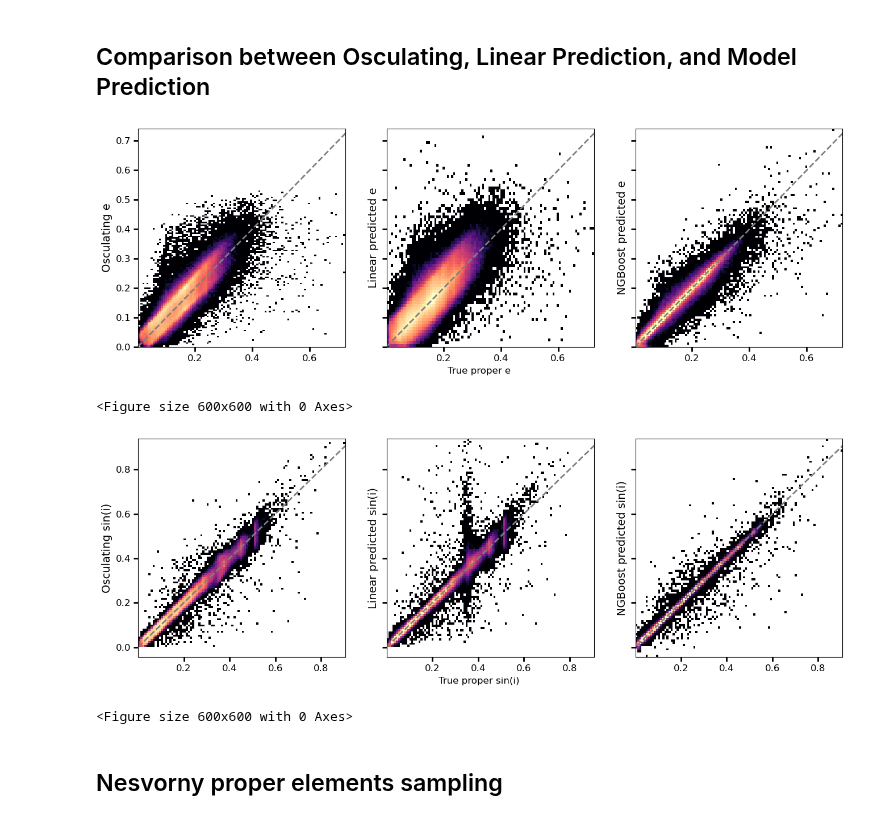
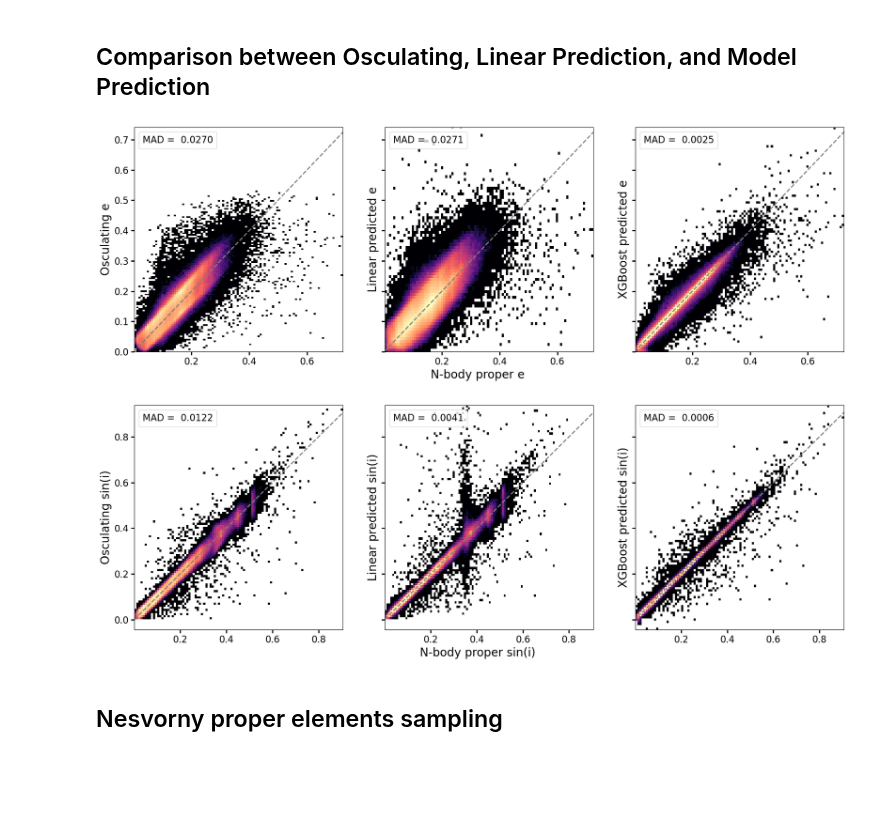
Before and after one commit to YangShen31/proper_elements_prediction, a Jupyter notebook: 3_evaluate_models.ipynb, the cells around one changed output. Drawn from its saved outputs; the diff is of its cells as text; code cells hidden in the pictures; blank space fills up the shorter version.

```diff
--- a/3_evaluate_models.ipynb
+++ b/3_evaluate_models.ipynb
@@ -10,6 +10,9 @@ mpl.style.use('./paper.mplstyle')
 
 plot_dir = Path("plots")
 plot_dir.mkdir(exist_ok=True)
+# %%
+plt.style.use('tableau-colorblind10')
+colors = plt.rcParams['axes.prop_cycle'].by_key()['color']
 # %% [markdown]
 # Load Model Outputs
 # %%
@@ -97,48 +100,56 @@ df_combined = pd.DataFrame({
 	'e': df_xgb['e'],
 	'true_e': df_xgb['prope'],
 	'linear_e': df_xgb['prope_h'],
-	'ngb_e': df_xgb['pred_e'],
+	'xgb_e': df_xgb['pred_e'],
 })
 
-fig, axs = plt.subplots(1, 3, figsize=(16, 5), sharex=True, sharey=True)
+fig, axs = plt.subplots(1, 3, figsize=(22, 7), sharex=True, sharey=True)
 bins = 100
 vmin = 10
 cmap = mpl.cm.magma
 norm = LogNorm(vmin=vmin)
 
 data = [
-	(df_combined['true_e'], df_combined['e'], "Osculating"),
-	(df_combined['true_e'], df_combined['linear_e'], "Linear"),
-	(df_combined['true_e'], df_combined['ngb_e'], "NGB model"),
+	(df_combined['true_e'], df_combined['e'], mad_nesvorny_vs_osculating_e),
+	(df_combined['true_e'], df_combined['linear_e'], mad_nesvorny_vs_linear_e),
+	(df_combined['true_e'], df_combined['xgb_e'], mad_nesvorny_vs_xgboost_e)
+]
+
+labels = [
+
 ]
 
 for i, (x, y, label) in enumerate(data):
 	ax = axs[i]
 	x = x[(x <= 1) & (y <= 1)]
 	y = y[(x <= 1) & (y <= 1)]
 	h = ax.hist2d(x, y, bins=bins, norm=norm, cmap=cmap)
 
 	minval = min(x.min(), y.min())
 	maxval = max(x.max(), y.max())
-	ax.plot([minval, maxval], [minval, maxval], ls = 'dashed', linewidth=2, color = "grey", rasterized = True)
+	ax.plot([minval, maxval], [minval, maxval], ls = 'dashed', linewidth=2, color = "grey", rasterized = True, label = f"MAD = {label: .4f}")
+	ax.legend(
+		loc="upper left",
+		frameon=True,
+		handlelength=0,
+		handletextpad=0)
 
 	if i == 0:
-		ax.set_ylabel("Osculating e", fontsize=14)
+		ax.set_ylabel("Osculating e")
 	elif i == 1:
-		ax.set_ylabel("Linear predicted e", fontsize=14)
+		ax.set_ylabel("Linear predicted e")
 	else:
-		ax.set_ylabel("NGBoost predicted e", fontsize=14)
+		ax.set_ylabel("XGBoost predicted e")
 
-	ax.tick_params(axis='both', labelsize=12)
+	ax.tick_params(axis='both')
 	h_vals, xedges, yedges = np.histogram2d(x, y, bins=bins)
 	X, Y = np.meshgrid((xedges[:-1] + xedges[1:])/2, (yedges[:-1] + yedges[1:])/2)
 
-fig.supxlabel("True proper e")
+fig.supxlabel("N-body proper e", fontsize = 20)
+plt.savefig("./plots/comparisons_e.pdf")
 plt.show()
-plt.savefig(plot_dir/"comparisons_e.pdf")
 # %% [output]
-[figure, old version]
+[figure, new version]
-<Figure size 600x600 with 0 Axes>
 # %%
 df_combined = pd.DataFrame({
 	'propa': df_xgb['propa'],
@@ -148,16 +159,16 @@ df_combined = pd.DataFrame({
 	'ngb_sini': df_xgb['pred_sini']
 })
 
-fig, axs = plt.subplots(1, 3, figsize=(16, 5), sharex=True, sharey=True)
+fig, axs = plt.subplots(1, 3, figsize=(22, 7), sharex=True, sharey=True)
 bins = 100
 vmin = 10
 cmap = mpl.cm.magma
 norm = LogNorm(vmin=vmin)
 
 data = [
-	(df_combined['true_sini'], df_combined['sini'], "Osculating"),
-	(df_combined['true_sini'], df_combined['linear_sini'], "Linear"),
-	(df_combined['true_sini'], df_combined['ngb_sini'], "NGB model"),
+	(df_combined['true_sini'], df_combined['sini'], mad_nesvorny_vs_osculating_sini),
+	(df_combined['true_sini'], df_combined['linear_sini'], mad_nesvorny_vs_linear_sini),
+	(df_combined['true_sini'], df_combined['ngb_sini'], mad_nesvorny_vs_xgboost_sini),
 ]
 
 for i, (x, y, label) in enumerate(data):
@@ -168,25 +179,29 @@ for i, (x, y, label) in enumerate(data):
 
 	minval = min(x.min(), y.min())
 	maxval = max(x.max(), y.max())
-	ax.plot([minval, maxval], [minval, maxval], ls = 'dashed', linewidth=2, color = "grey", rasterized = True)
+	ax.plot([minval, maxval], [minval, maxval], ls = 'dashed', linewidth=2, color = "grey", rasterized = True, label = f"MAD = {label: .4f}")
+	ax.legend(
+		loc="upper left",
+		frameon=True,
+		handlelength=0,
+		handletextpad=0)
 
 	if i == 0:
-		ax.set_ylabel("Osculating sin(i)", fontsize=14)
+		ax.set_ylabel("Osculating sin(i)")
 	elif i == 1:
-		ax.set_ylabel("Linear predicted sin(i)", fontsize=14)
+		ax.set_ylabel("Linear predicted sin(i)")
 	else:
-		ax.set_ylabel("NGBoost predicted sin(i)", fontsize=14)
+		ax.set_ylabel("XGBoost predicted sin(i)")
 
-	ax.tick_params(axis='both', labelsize=12)
+	ax.tick_params(axis='both')
 	h_vals, xedges, yedges = np.histogram2d(x, y, bins=bins)
 	X, Y = np.meshgrid((xedges[:-1] + xedges[1:])/2, (yedges[:-1] + yedges[1:])/2)
 
-fig.supxlabel("True proper sin(i)")
+fig.supxlabel("N-body proper sin(i)", fontsize = 20)
+plt.savefig("./plots/comparisons_sini.pdf")
 plt.show()
-plt.savefig(plot_dir/"comparisons_sini.pdf")
 # %% [output]
-[figure, old version]
+[figure, new version]
-<Figure size 600x600 with 0 Axes>
 # %% [markdown]
 ## Nesvorny proper elements sampling
 # %%
```
Also changed, not shown: parts of 6 cells of this notebook, 1 other file.
